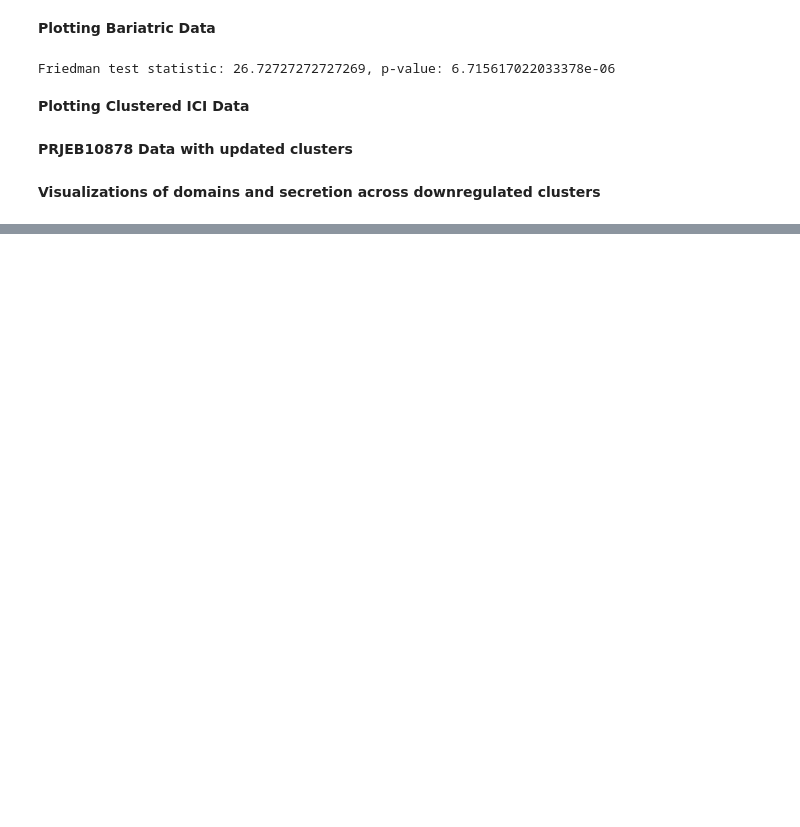
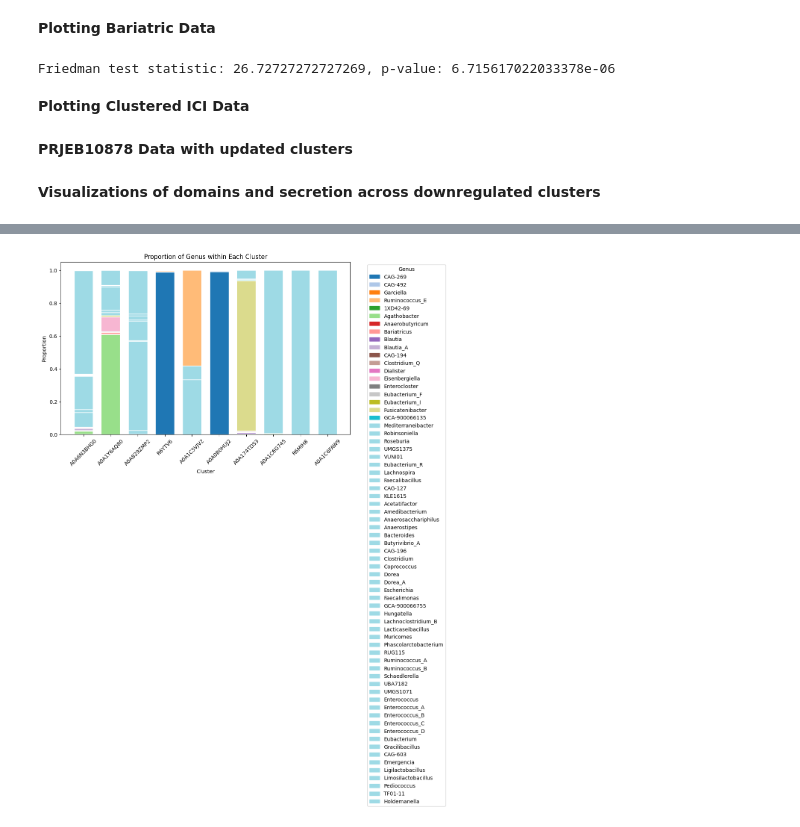
Before and after one commit to oliverdesa/Clustering_Metagenomics, a Jupyter notebook: src/clustering/figure_generation.ipynb, the cells around one changed output, grey strips where cells are left out. Drawn from its saved outputs; the diff is of its cells as text; code cells hidden in the pictures; blank space fills up the shorter version.

```diff
--- a/src/clustering/figure_generation.ipynb
+++ b/src/clustering/figure_generation.ipynb
@@ -211,0 +413,4 @@ pivot_table_proportions = domain_counts_adj.pivot(index='dl_endopeptidase-foldse
+# %%
+plot_taxonomic_rank_proportions(genus_agg, 'Genus', clusters)
+# %% [output]
+[figure, added]
```
Also changed, not shown: parts of 15 cells of this notebook, 2 other files.
